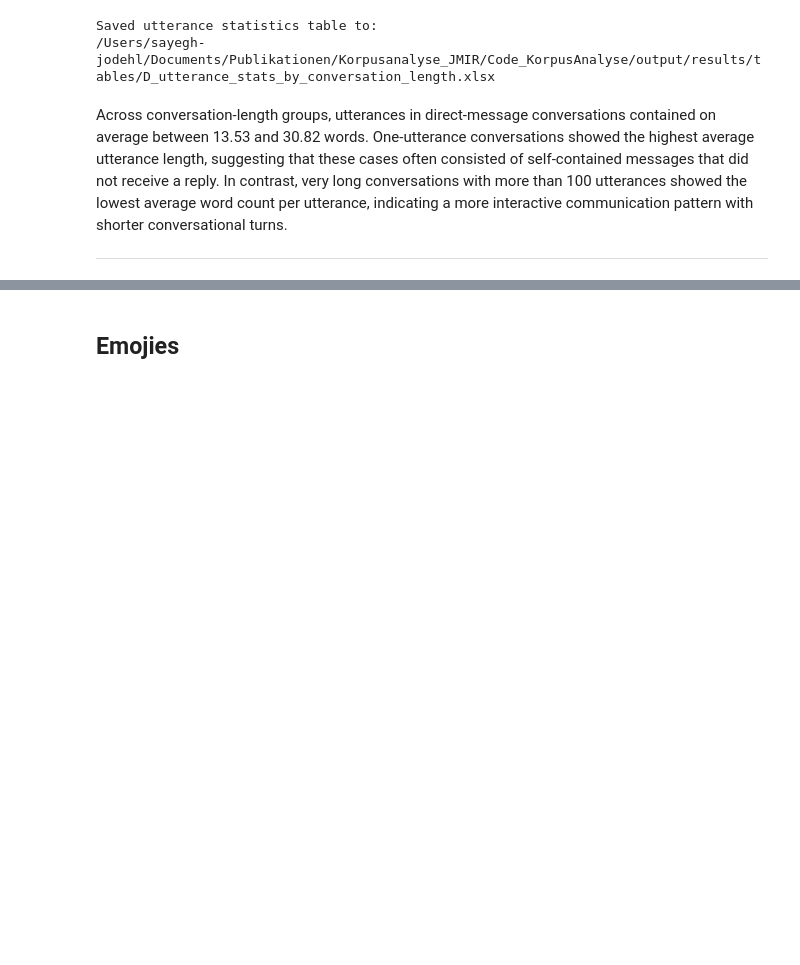
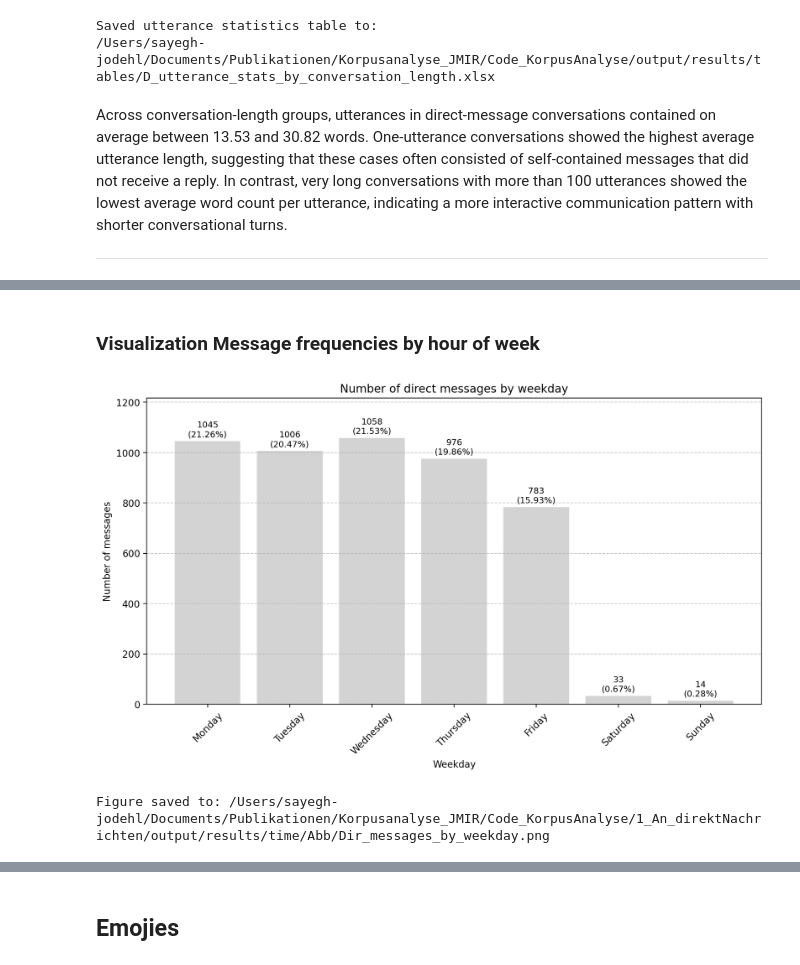
Before and after one commit to sajosa/DocTalk-Corpus-Analysis, a Jupyter notebook: 1_An_direktNachrichten/DocTalk_ChatCorpus_Analyse_Dir.ipynb, the cells around one changed output, grey strips where cells are left out. Cells and saved outputs as stored; diff of their text form; code cells hidden in the pictures; blank space fills up the shorter version.

```diff
--- a/1_An_direktNachrichten/DocTalk_ChatCorpus_Analyse_Dir.ipynb
+++ b/1_An_direktNachrichten/DocTalk_ChatCorpus_Analyse_Dir.ipynb
@@ -2197,0 +2818,70 @@ Across conversation-length groups, utterances in direct-message conversations co
+# %% [markdown]
+### Visualization Message frequencies by hour of week
+# %%
+import matplotlib.pyplot as plt
+from pathlib import Path
+
+# ------------------------------------------------------------
+# Plot message frequencies by weekday for direct messages
+# Assumption: weekday_count already contains the columns:
+# "weekday", "weekday_name", and "count"
+# ------------------------------------------------------------
+
+# Create output directory for the figure
+# Target:
+# Code_KorpusAnalyse/1_An_direktNachrichten/output/results/time/Abb
+figure_output_dir = OUTPUT_DIR / "results" / "time" / "Abb"
+figure_output_dir.mkdir(parents=True, exist_ok=True)
+
+# Define pastel salmon color
+pastel_salmon = (1.0, 0.8, 0.7)
+
+# Create figure
+plt.figure(figsize=(10, 6))
+
+bars = plt.bar(
+    weekday_count["weekday_name"],
+    weekday_count["count"],
+    color="lightgray"
+)
+
+plt.xlabel("Weekday")
+plt.ylabel("Number of messages")
+plt.title("Number of direct messages by weekday")
+
+plt.xticks(rotation=45)
+plt.grid(axis="y", linestyle="--", alpha=0.7)
+
+# Calculate total number of messages for relative frequencies
+total_messages = weekday_count["count"].sum()
+
+# Set y-axis limit dynamically
+max_height = weekday_count["count"].max()
+plt.ylim(0, max_height * 1.15)
+
+# Add absolute and relative frequencies above the bars
+for bar in bars:
+    count = int(bar.get_height())
+    relative_frequency = count / total_messages
+
+    plt.text(
+        bar.get_x() + bar.get_width() / 2,
+        count + max_height * 0.01,
+        f"{count}\n({relative_frequency:.2%})",
+        ha="center",
+        va="bottom",
+        fontsize=9
+    )
+
+plt.tight_layout()
+
+# Save figure in high resolution
+figure_path = figure_output_dir / "Dir_messages_by_weekday.png"
+plt.savefig(figure_path, dpi=300)
+
+plt.show()
+
+print("Figure saved to:", figure_path)
+# %% [output]
+[figure, added]
+Figure saved to: /Users/sayegh-jodehl/Documents/Publikationen/Korpusanalyse_JMIR/Code_KorpusAnalyse/1_An_direktNachrichten/output/results/time/Abb/Dir_messages_by_weekday.png
```
Also changed, not shown: parts of 30 cells of this notebook.
